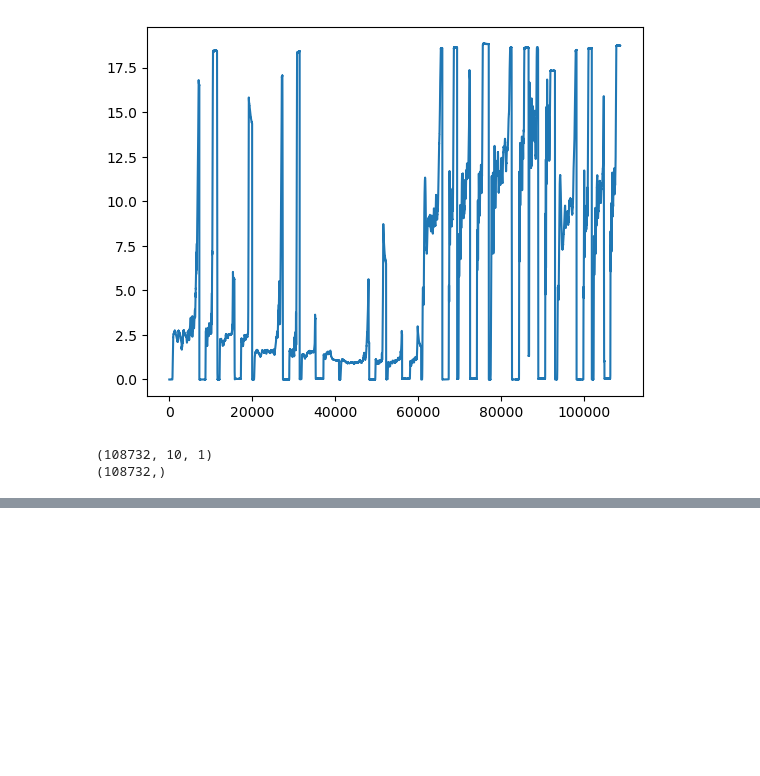
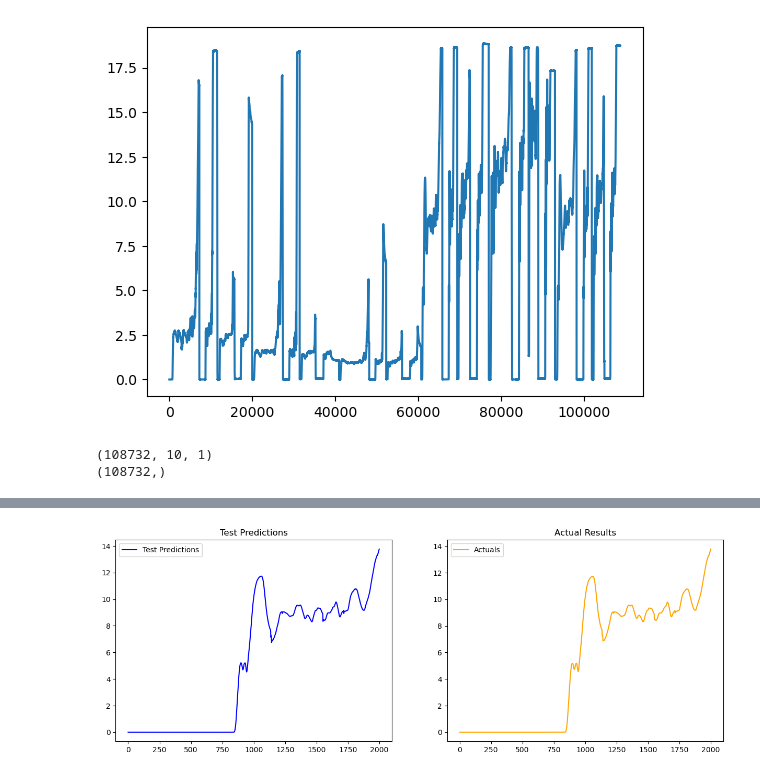
Before and after one commit to Aalajlan6/Afkhami-Data-Usage, a Jupyter notebook: LSTM attempt.ipynb, the cells around one changed output, grey strips where cells are left out. Cells and saved outputs as stored; diff of their text form; code cells hidden in the pictures; blank space fills up the shorter version.

```diff
--- a/LSTM attempt.ipynb
+++ b/LSTM attempt.ipynb
@@ -190,0 +216,23 @@ plt.plot(test_results['Actuals'])
+# %%
+import matplotlib.pyplot as plt
+
+# Assuming test_results is a DataFrame or similar with 'Test Predictions' and 'Actuals' columns
+predictions = test_results['Test Predictions'][:2000]
+actuals = test_results['Actuals'][:2000]
+
+# Creating a figure with two subplots side by side
+fig, axs = plt.subplots(1, 2, figsize=(15, 5))
+
+# Plotting the predictions on the first subplot
+axs[0].plot(predictions, label='Test Predictions', color='blue')
+axs[0].set_title('Test Predictions')
+axs[0].legend()
+
+# Plotting the actual results on the second subplot
+axs[1].plot(actuals, label='Actuals', color='orange')
+axs[1].set_title('Actual Results')
+axs[1].legend()
+
+plt.show()
+# %% [output]
+[figure, added]
```
Also changed, not shown: parts of 10 cells of this notebook, 3 other files.
